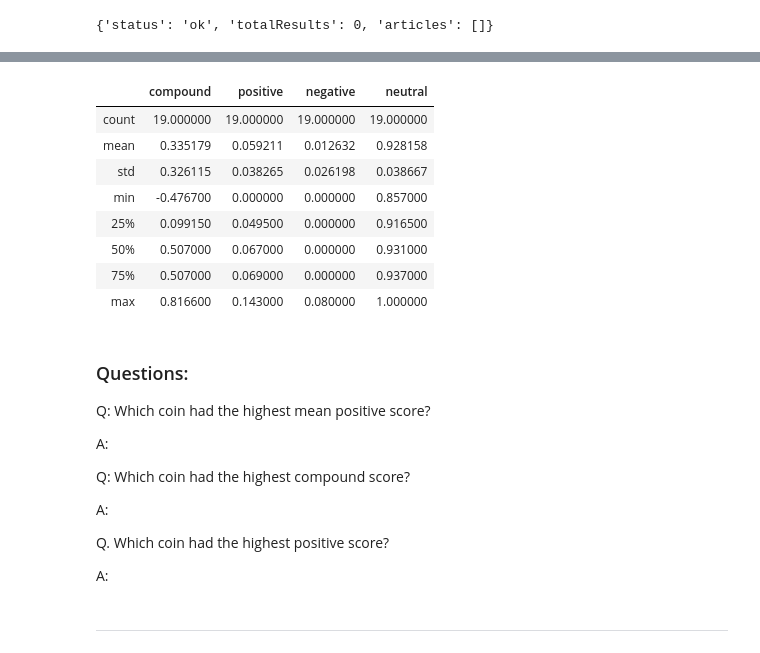
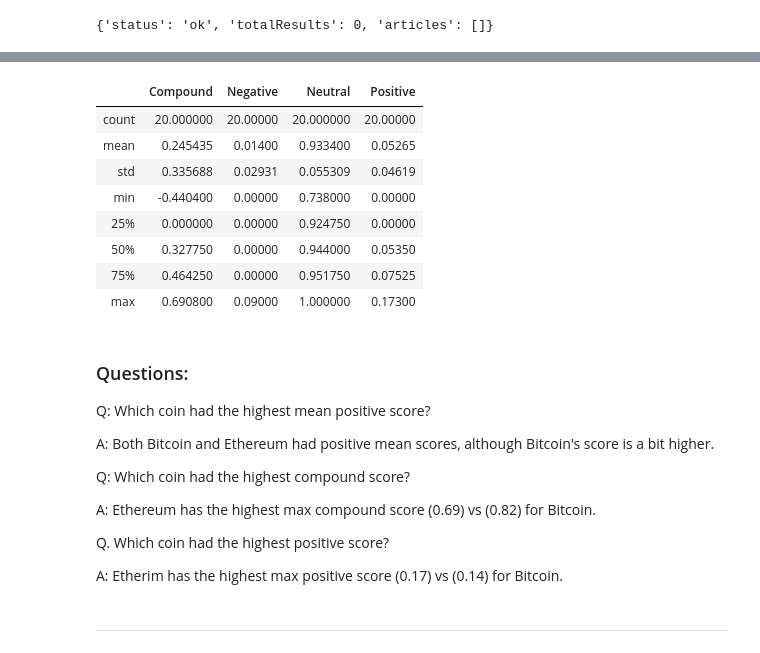
Before and after one commit to JD-FinTech/12_NLP, a Jupyter notebook: crypto_sentiment_JDM.ipynb, the cells around one changed output, grey strips where cells are left out. Drawn from its saved outputs; the diff is of its cells as text; code cells hidden in the pictures.

```diff
--- a/crypto_sentiment_JDM.ipynb
+++ b/crypto_sentiment_JDM.ipynb
@@ -107,0 +99,3 @@ ethereum_news_all
+# %%
+ethereum_news_all = newsapi.get_everything(q="Ethereum", language="en")
+ethereum_news_all['totalResults']
@@ -123,6 +151,38 @@ bitcoin_df.head()
+# %%
+ethereum_sentiments = []
+
+for article in ethereum_news_all["articles"]:
+    try:
+        text = article["content"]
+        title = article['title']
+        sentiment = analyzer.polarity_scores(text)
+        compound = sentiment["compound"]
+        neg = sentiment["neg"]
+        neu = sentiment["neu"]
+        pos = sentiment["pos"]
+
+
+
+        ethereum_sentiments.append({
+
+            "Compound": compound,
+            "Negative": neg,
+            "Neutral": neu,
+            "Positive": pos,
+            "Ethereum title": title,
+             "text": text,
+
+        })
+
+    except AttributeError:
+        pass
 # %%
 # Create the ethereum sentiment scores DataFrame
+ethereum_df = pd.DataFrame(ethereum_sentiments)
 
-ethereum_df = pd.DataFrame.from_dict(ethereum_news_all["articles"])
+# Reorder DataFrame columns
+cols = ["Compound", "Negative", "Neutral", "Positive", "Ethereum title", "text"]
+ethereum_df = ethereum_df[cols]
+
 ethereum_df.head()
 # %% [output]
@@ -232,29 +207,29 @@ ethereum_dfSent.head()
 # %%
-ethereum_dfSent.describe()
+ethereum_df.describe()
 # %% [output]
-|  | compound | positive | negative | neutral |
-| count | 19.000000 | 19.000000 | 19.000000 | 19.000000 |
-| mean | 0.335179 | 0.059211 | 0.012632 | 0.928158 |
-| std | 0.326115 | 0.038265 | 0.026198 | 0.038667 |
-| min | -0.476700 | 0.000000 | 0.000000 | 0.857000 |
-| 25% | 0.099150 | 0.049500 | 0.000000 | 0.916500 |
-| 50% | 0.507000 | 0.067000 | 0.000000 | 0.931000 |
-| 75% | 0.507000 | 0.069000 | 0.000000 | 0.937000 |
-| max | 0.816600 | 0.143000 | 0.080000 | 1.000000 |
+|  | Compound | Negative | Neutral | Positive |
+| count | 20.000000 | 20.00000 | 20.000000 | 20.00000 |
+| mean | 0.245435 | 0.01400 | 0.933400 | 0.05265 |
+| std | 0.335688 | 0.02931 | 0.055309 | 0.04619 |
+| min | -0.440400 | 0.00000 | 0.738000 | 0.00000 |
+| 25% | 0.000000 | 0.00000 | 0.924750 | 0.00000 |
+| 50% | 0.327750 | 0.00000 | 0.944000 | 0.05350 |
+| 75% | 0.464250 | 0.00000 | 0.951750 | 0.07525 |
+| max | 0.690800 | 0.09000 | 1.000000 | 0.17300 |
 # %% [markdown]
 ### Questions:
 
 Q: Which coin had the highest mean positive score?
 
-A:
+A: Both Bitcoin and Ethereum had positive mean scores, although Bitcoin's score is a bit higher.
 
 Q: Which coin had the highest compound score?
 
-A:
+A: Ethereum has the highest max compound score (0.69) vs (0.82) for Bitcoin.
 
 Q. Which coin had the highest positive score?
 
-A:
+A: Etherim has the highest max positive score (0.17) vs (0.14) for Bitcoin.
 # %% [markdown]
 ---
 # %% [markdown]
```
Also changed, not shown: parts of 52 cells of this notebook.
